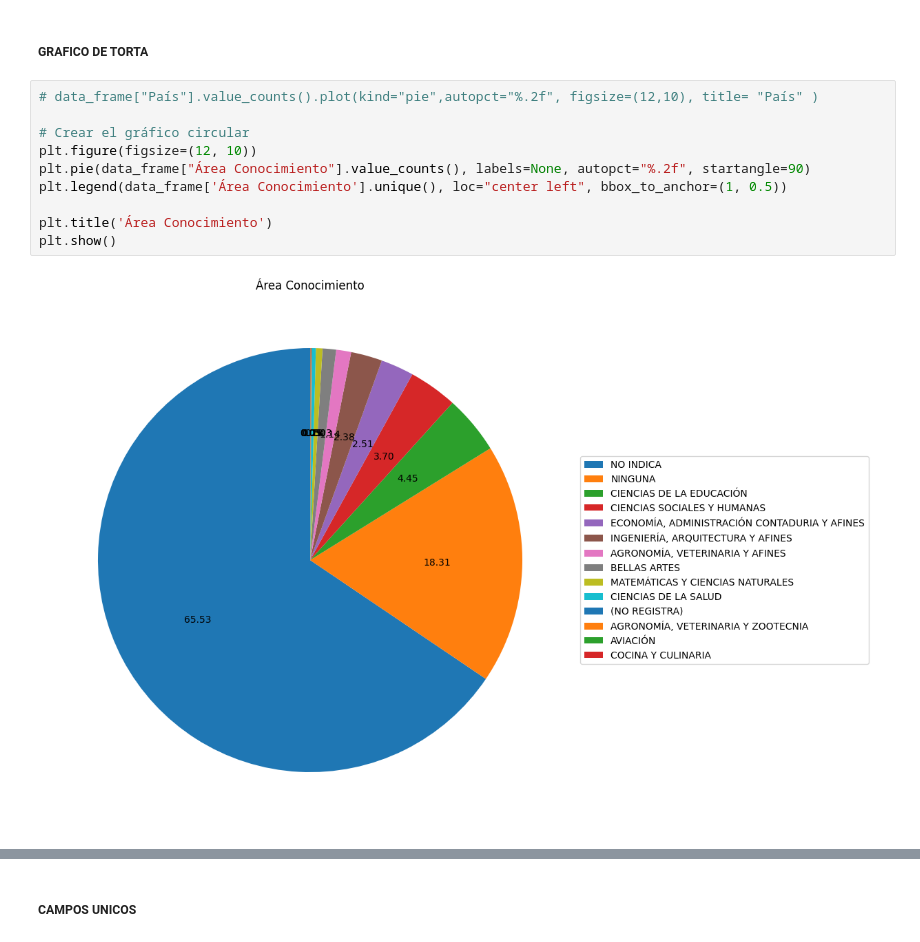
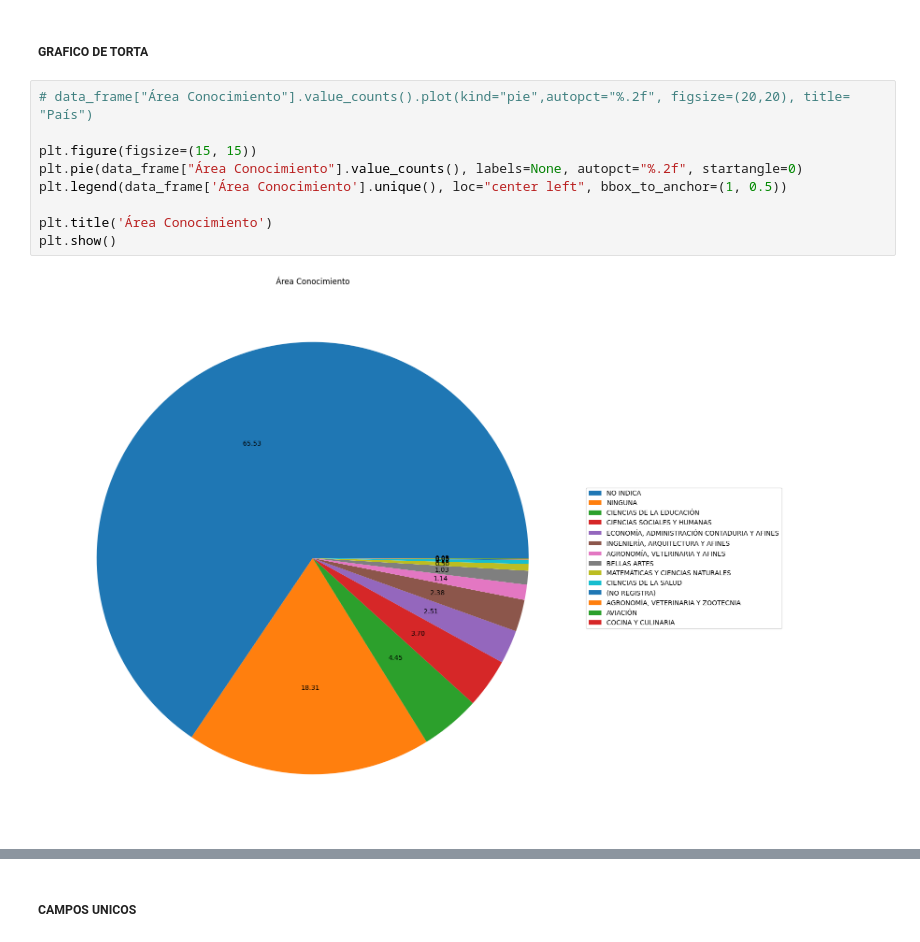
Before and after one commit to alexanderbeleno16/taller1_corte1_mi_20241, a Jupyter notebook: taller1_corte1_mi_20241.ipynb, the cells around one changed output, grey strips where cells are left out. Cells and saved outputs as stored; diff of their text form.

```diff
--- a/taller1_corte1_mi_20241.ipynb
+++ b/taller1_corte1_mi_20241.ipynb
@@ -635,14 +683,13 @@ print("\n GRAFICO DE BARRAS (Género): \n", data_frame["Género"].value_counts()
 # %% [markdown]
 ##### **GRAFICO DE TORTA**
 # %%
-# data_frame["País"].value_counts().plot(kind="pie",autopct="%.2f", figsize=(12,10), title= "País" )
+# data_frame["Área Conocimiento"].value_counts().plot(kind="pie",autopct="%.2f", figsize=(20,20), title= "País")
 
-# Crear el gráfico circular
-plt.figure(figsize=(12, 10))
-plt.pie(data_frame["Área Conocimiento"].value_counts(), labels=None, autopct="%.2f", startangle=90)
+plt.figure(figsize=(15, 15))
+plt.pie(data_frame["Área Conocimiento"].value_counts(), labels=None, autopct="%.2f", startangle=0)
 plt.legend(data_frame['Área Conocimiento'].unique(), loc="center left", bbox_to_anchor=(1, 0.5))
 
 plt.title('Área Conocimiento')
 plt.show()
 # %% [output]
-[figure, old version]
+[figure, new version]
```
Also changed, not shown: parts of 9 cells of this notebook.
